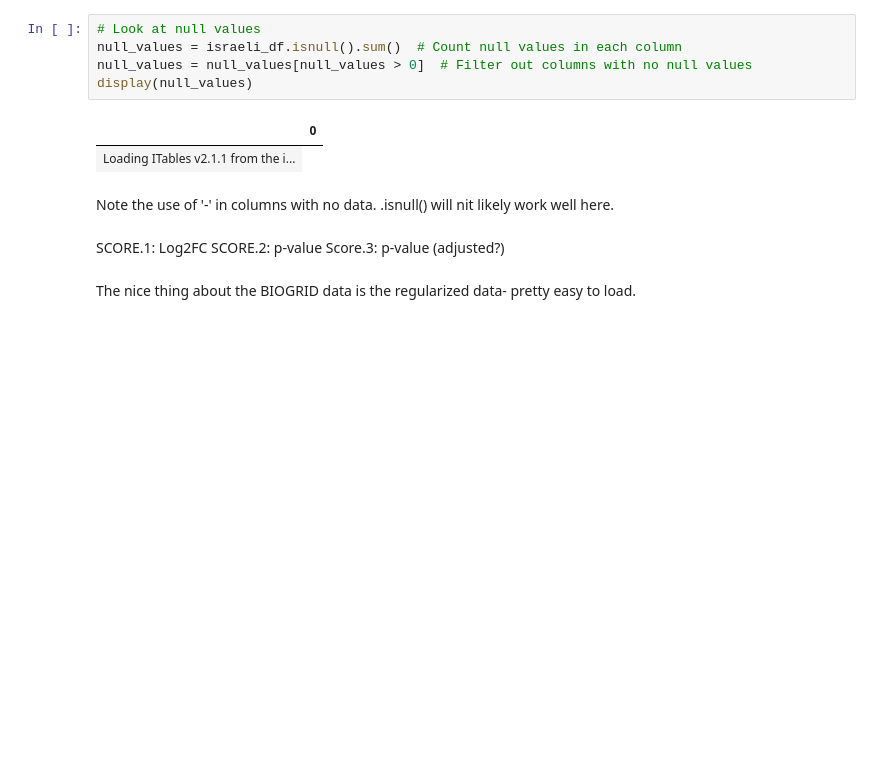
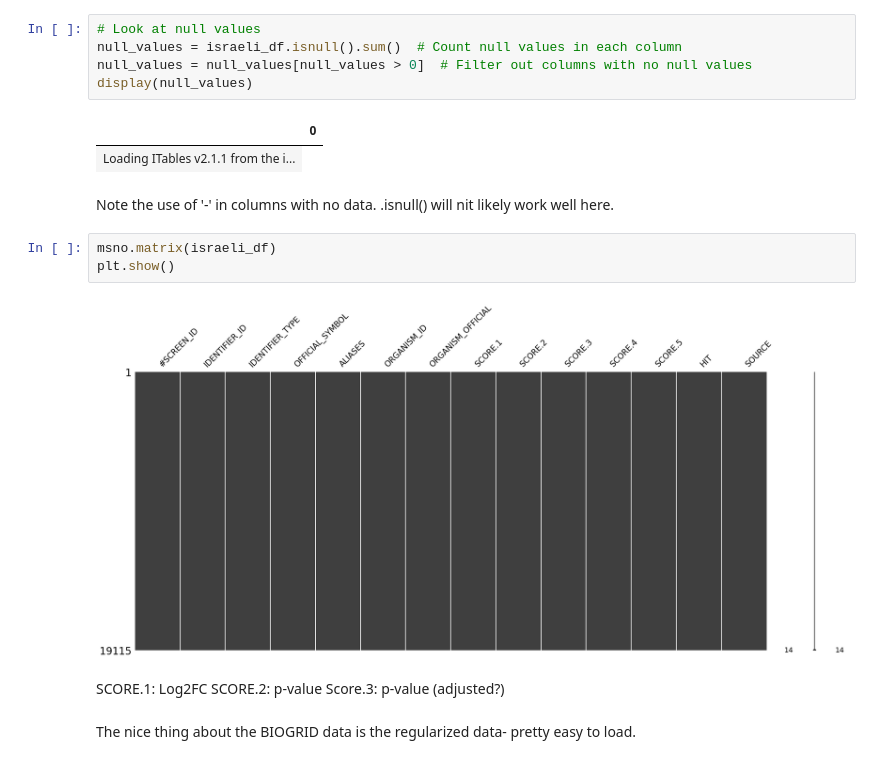
Before and after one commit to deannachurch/SBCapstone_CRISPRScreens, a Jupyter notebook: notebooks/SARs_Datasets.ipynb, the cells around one changed output. Drawn from its saved outputs; the diff is of its cells as text; blank space fills up the shorter version.

```diff
--- a/notebooks/SARs_Datasets.ipynb
+++ b/notebooks/SARs_Datasets.ipynb
@@ -64,6 +69,11 @@ display(null_values)
 | Loading ITables v2.1.1 from the i... |
 # %% [markdown]
 Note the use of '-' in columns with no data. .isnull() will nit likely work well here.
+# %%
+msno.matrix(israeli_df)
+plt.show()
+# %% [output]
+[figure, added]
 # %% [markdown]
 SCORE.1: Log2FC
 SCORE.2: p-value
```
Also changed, not shown: parts of 2 cells of this notebook, 1 other file.
